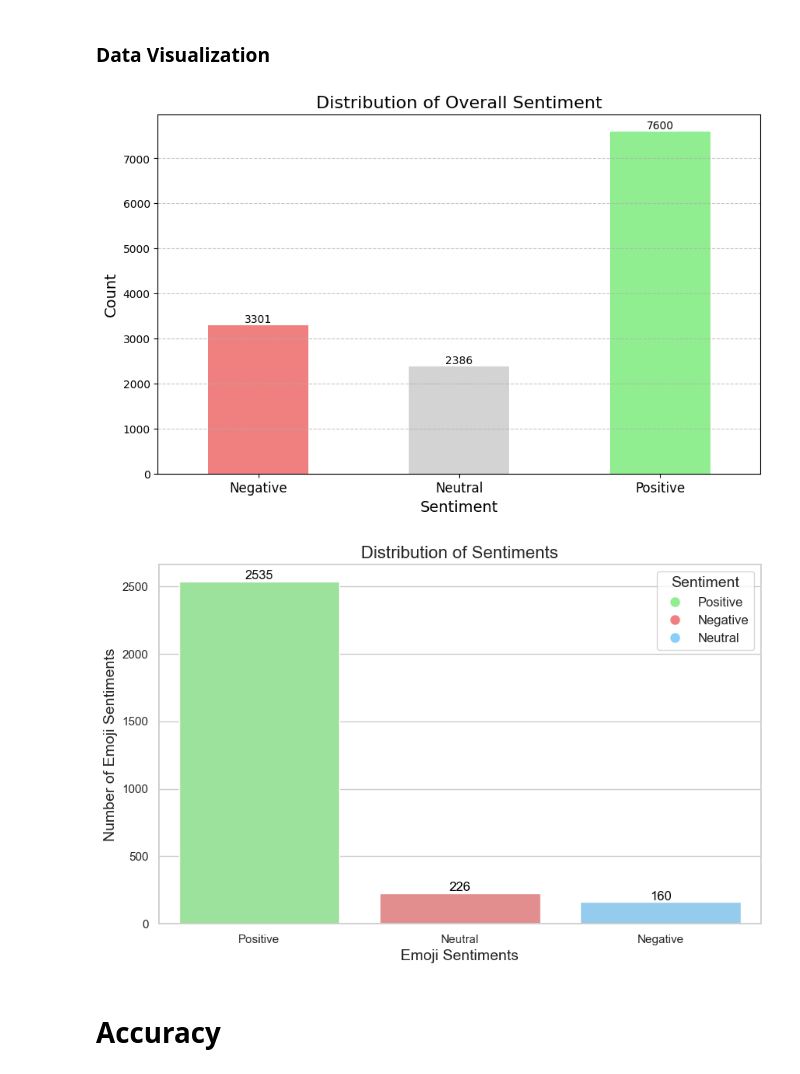
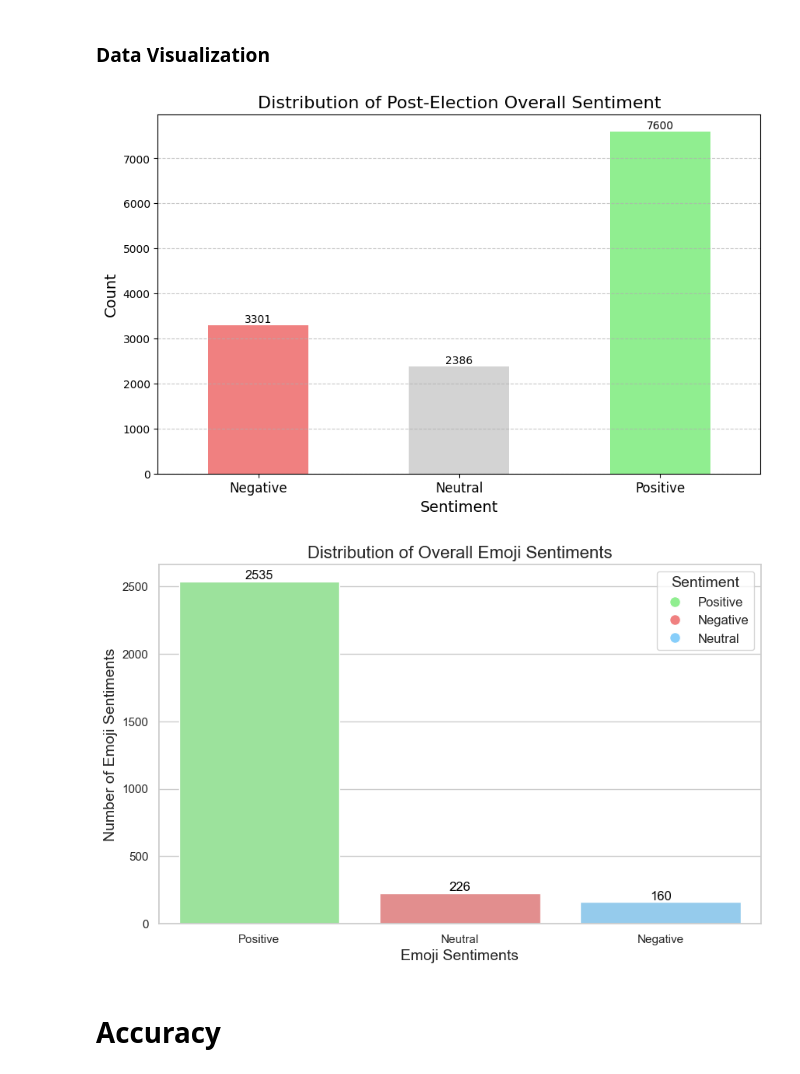
Before and after one commit to julscast/Thesis_2, a Jupyter notebook: Overall.ipynb, the cells around one changed output. Drawn from its saved outputs; the diff is of its cells as text; code cells hidden in the pictures.

```diff
--- a/Overall.ipynb
+++ b/Overall.ipynb
@@ -1415,21 +1419,21 @@ combined_df = combined_df[['Tweet', 'Tokenized_Tweets', 'Corrected_Words', 'Posi
 # %%
 sentiment_counts = combined_df['Overall_Text_Sentiment'].value_counts()
 colors = {'Positive': 'lightcoral', 'Negative': 'lightgray', 'Neutral': 'lightgreen'}
 
 plt.figure(figsize=(10, 6))
 sentiment_counts.sort_index().plot(kind='bar', color=[colors[s] for s in sentiment_counts.index])
 
-plt.title('Distribution of Overall Sentiment', fontsize=16)
+plt.title('Distribution of Post-Election Overall Sentiment', fontsize=16)
 plt.xlabel('Sentiment', fontsize=14)
 plt.ylabel('Count', fontsize=14)
 plt.xticks(rotation='horizontal', fontsize=12)
 plt.grid(axis='y', linestyle='--', alpha=0.7)
 for i, count in enumerate(sentiment_counts.sort_index()):
     plt.text(i, count + 5, str(count), ha='center', va='bottom', fontsize=10)
 
 plt.show()
 # %% [output]
-[figure, old version]
+[figure, new version]
 # %%
 sentiment_counts = combined_df['sentiment_class'].value_counts()
 
@@ -1439,7 +1443,7 @@ plt.figure(figsize=(10, 6))
 sns.barplot(x=sentiment_counts.index, y=sentiment_counts.values, palette=colors.values())
 plt.xlabel('Emoji Sentiments', fontsize=14)
 plt.ylabel('Number of Emoji Sentiments', fontsize=14)
-plt.title('Distribution of Sentiments', fontsize=16)
+plt.title('Distribution of Overall Emoji Sentiments', fontsize=16)
 
 for i, count in enumerate(sentiment_counts):
     plt.text(i, count + 0.1, str(count), ha='center', va='bottom', fontsize=12, color='black')
@@ -1451,7 +1455,7 @@ legend_labels = [plt.Line2D([0], [0], marker='o', color='w', markerfacecolor=col
 plt.legend(handles=legend_labels, title='Sentiment', title_fontsize='14', fontsize='12')
 plt.show()
 # %% [output]
-[figure, old version]
+[figure, new version]
 # %%
 combined_df.to_csv('Overall_Sentiment.csv', index=False, encoding='utf-8')
 # %% [markdown]
```
Also changed, not shown: parts of 7 cells of this notebook, 4 other files.
